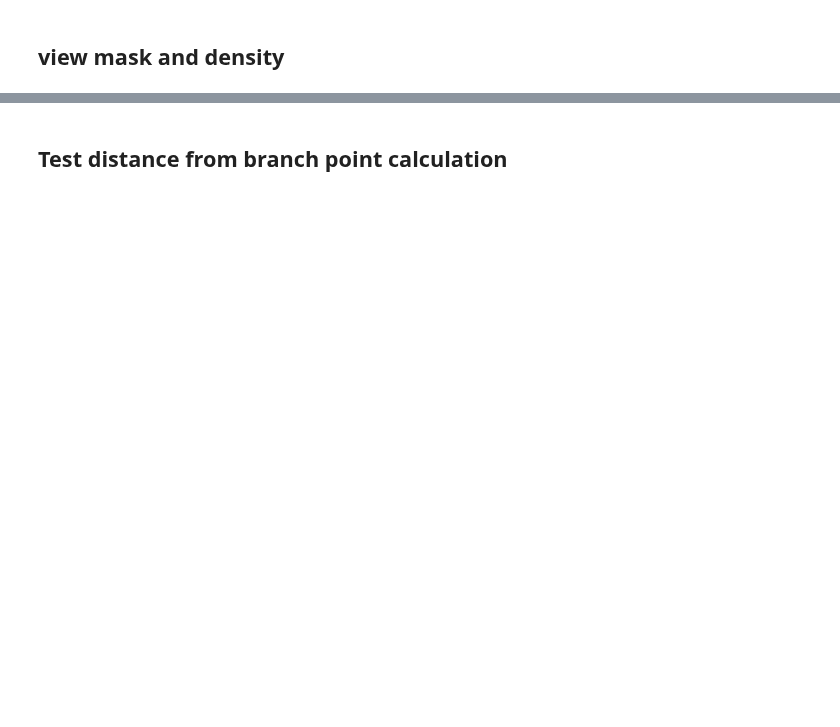
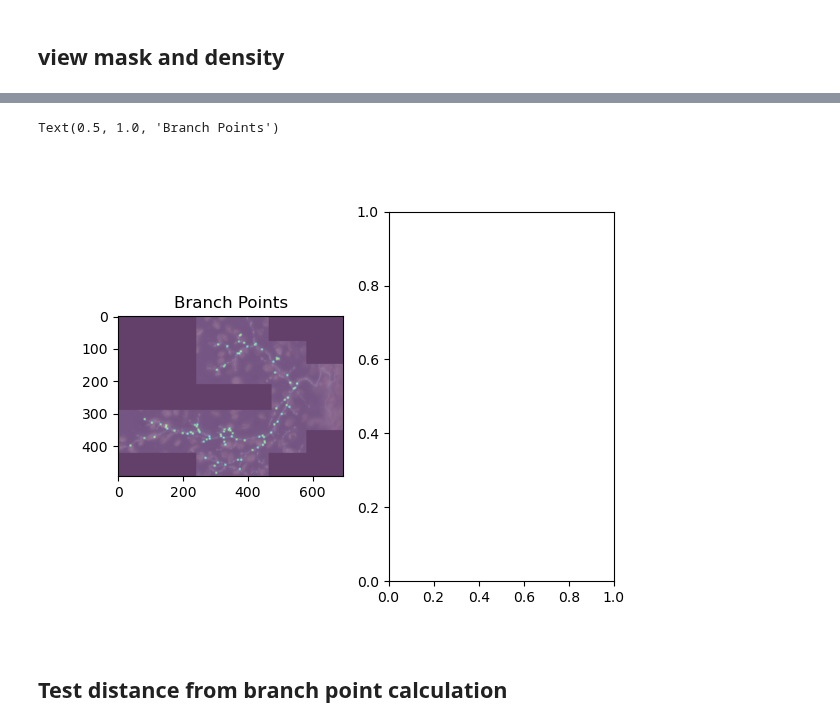
Before and after one commit to twardlab/neurotrack, a Jupyter notebook: neuron_trx/notebooks/neuron_trx_tests.ipynb, the cells around one changed output, grey strips where cells are left out. Saved outputs shown, nothing was run; the diff lists cells and outputs as text; code cells hidden in the pictures; blank space fills up the shorter version.

```diff
--- a/neuron_trx/notebooks/neuron_trx_tests.ipynb
+++ b/neuron_trx/notebooks/neuron_trx_tests.ipynb
@@ -186,16 +203,20 @@ ax[2].imshow(env.mask.data[0].amax(dim=0))
 # %%
 for i in range(len(env.branch_points)):
     env.img.draw_point(env.branch_points[i], radius=3, channel=4)
-for i in range(len(env.terminals)):
-    env.img.draw_point(env.terminals[i], radius=3, channel=5)
+# for i in range(len(env.terminals)):
+#     env.img.draw_point(env.terminals[i], radius=3, channel=)
 
 fig, ax = plt.subplots(1,2)
+
 ax[0].imshow(env.img.data[:3].permute(1,2,3,0).amax(dim=0), alpha=0.5)
 ax[0].imshow(env.img.data[4].amax(dim=0), alpha=0.5)
 ax[0].set_title('Branch Points')
-ax[1].imshow(env.img.data[:3].permute(1,2,3,0).amax(dim=0), alpha=0.5)
-ax[1].imshow(env.img.data[5].amax(dim=0), alpha=0.5)
-ax[1].set_title('Terminal Points')
+# ax[1].imshow(env.img.data[:3].permute(1,2,3,0).amax(dim=0), alpha=0.5)
+# ax[1].imshow(env.img.data[4].amax(dim=0), alpha=0.5)
+# ax[1].set_title('Terminal Points')
+# %% [output]
+Text(0.5, 1.0, 'Branch Points')
+[figure, added]
 # %% [markdown]
 ## Test distance from branch point calculation
 # %%
```
Also changed, not shown: parts of 29 cells of this notebook, 4 other files.
